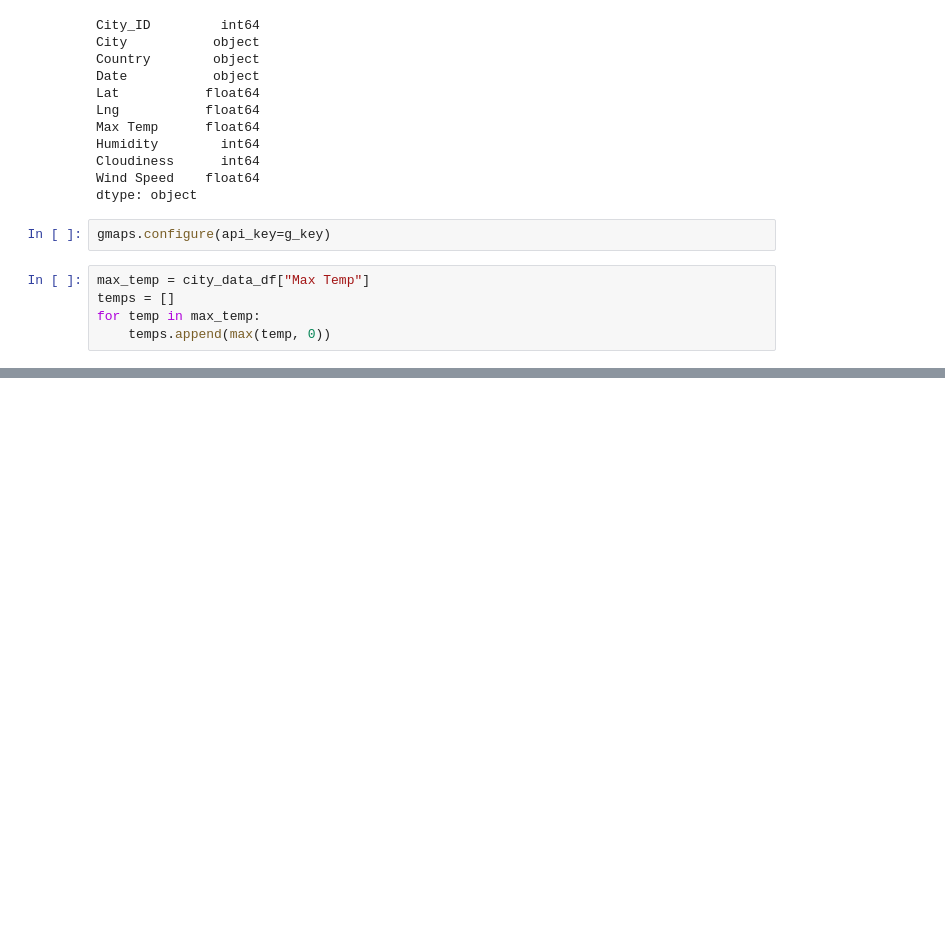
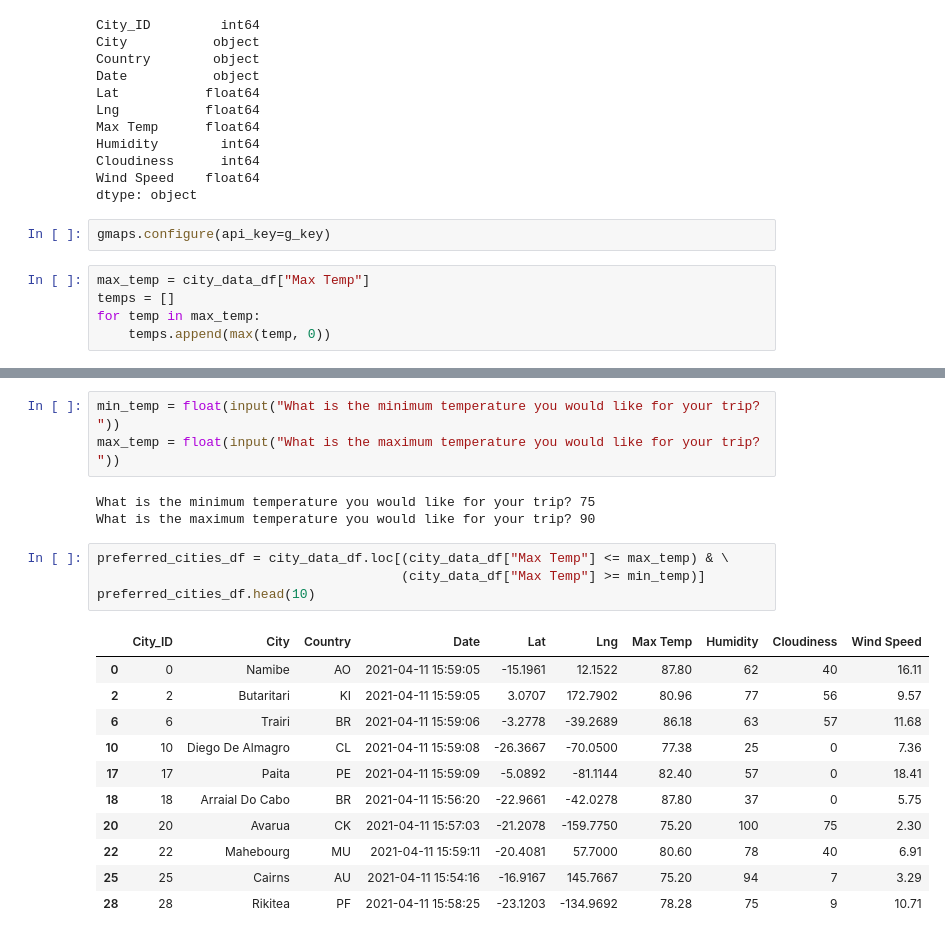
Before and after one commit to JuleahK/World_Weather_Analysis, a Jupyter notebook: VacationPy.ipynb, the cells around one changed output, grey strips where cells are left out. Cells and saved outputs as stored; diff of their text form; blank space fills up the shorter version.

```diff
--- a/VacationPy.ipynb
+++ b/VacationPy.ipynb
@@ -60,0 +94,22 @@ fig
+# %%
+min_temp = float(input("What is the minimum temperature you would like for your trip? "))
+max_temp = float(input("What is the maximum temperature you would like for your trip? "))
+# %% [output]
+What is the minimum temperature you would like for your trip? 75
+What is the maximum temperature you would like for your trip? 90
+# %%
+preferred_cities_df = city_data_df.loc[(city_data_df["Max Temp"] <= max_temp) & \
+                                       (city_data_df["Max Temp"] >= min_temp)]
+preferred_cities_df.head(10)
+# %% [output]
+|  | City_ID | City | Country | Date | Lat | Lng | Max Temp | Humidity | Cloudiness | Wind Speed |
+| 0 | 0 | Namibe | AO | 2021-04-11 15:59:05 | -15.1961 | 12.1522 | 87.80 | 62 | 40 | 16.11 |
+| 2 | 2 | Butaritari | KI | 2021-04-11 15:59:05 | 3.0707 | 172.7902 | 80.96 | 77 | 56 | 9.57 |
+| 6 | 6 | Trairi | BR | 2021-04-11 15:59:06 | -3.2778 | -39.2689 | 86.18 | 63 | 57 | 11.68 |
+| 10 | 10 | Diego De Almagro | CL | 2021-04-11 15:59:08 | -26.3667 | -70.0500 | 77.38 | 25 | 0 | 7.36 |
+| 17 | 17 | Paita | PE | 2021-04-11 15:59:09 | -5.0892 | -81.1144 | 82.40 | 57 | 0 | 18.41 |
+| 18 | 18 | Arraial Do Cabo | BR | 2021-04-11 15:56:20 | -22.9661 | -42.0278 | 87.80 | 37 | 0 | 5.75 |
+| 20 | 20 | Avarua | CK | 2021-04-11 15:57:03 | -21.2078 | -159.7750 | 75.20 | 100 | 75 | 2.30 |
+| 22 | 22 | Mahebourg | MU | 2021-04-11 15:59:11 | -20.4081 | 57.7000 | 80.60 | 78 | 40 | 6.91 |
+| 25 | 25 | Cairns | AU | 2021-04-11 15:54:16 | -16.9167 | 145.7667 | 75.20 | 94 | 7 | 3.29 |
+| 28 | 28 | Rikitea | PF | 2021-04-11 15:58:25 | -23.1203 | -134.9692 | 78.28 | 75 | 9 | 10.71 |
```
Also changed, not shown: parts of 13 cells of this notebook.
